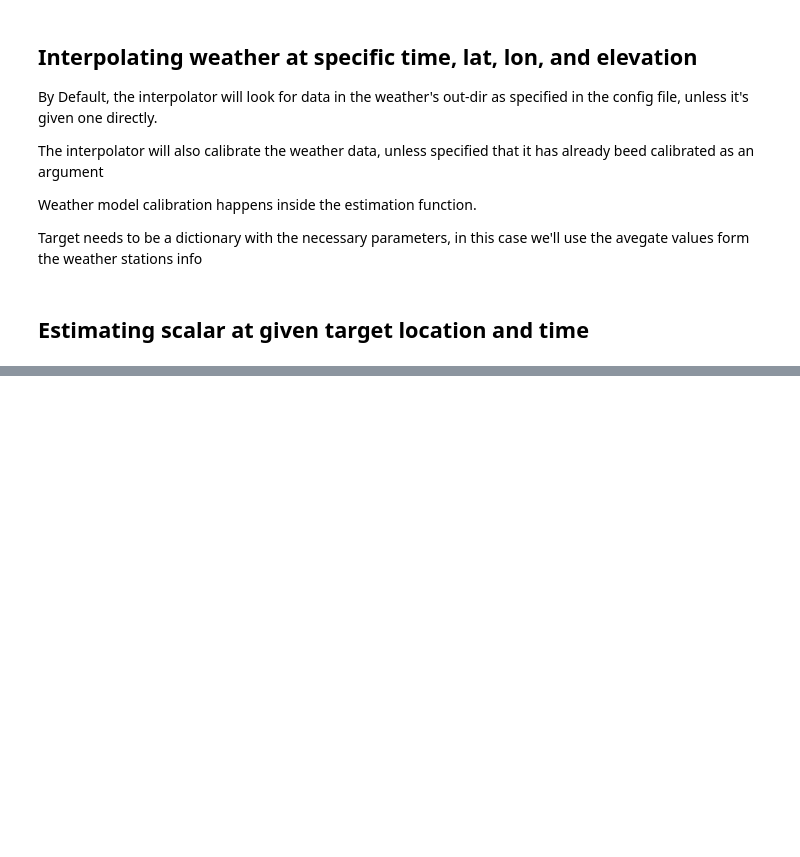
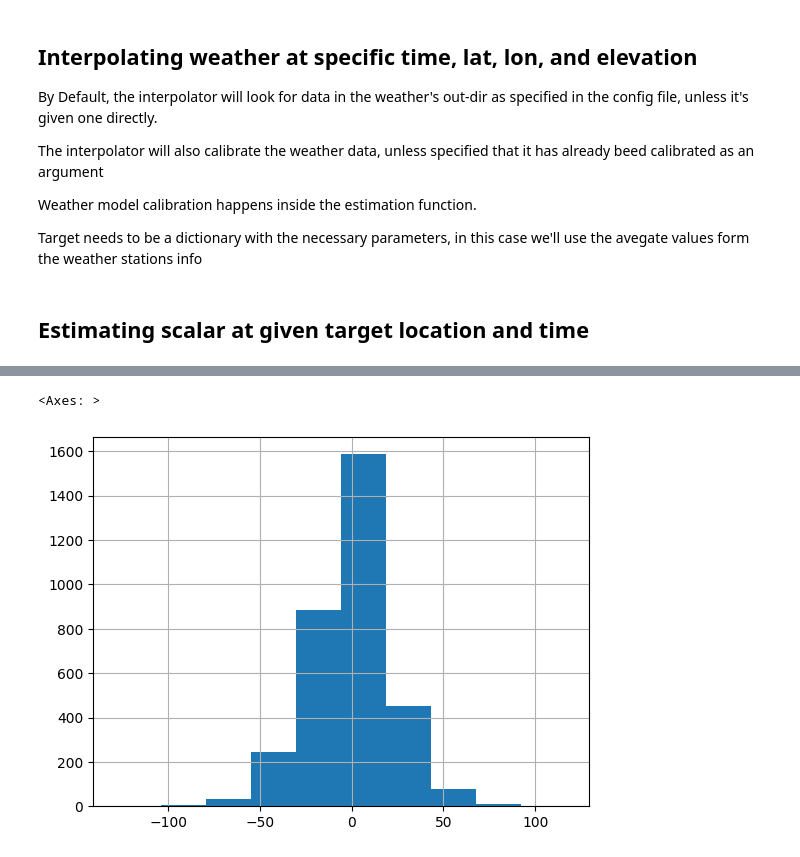
Before and after one commit to Flight-Path-Analysis/FlightPathAnalysis, a Jupyter notebook: tutorials/Usage Of Weather Interpolator Module.ipynb, the cells around one changed output, grey strips where cells are left out. Saved outputs shown, nothing was run; the diff lists cells and outputs as text; code cells hidden in the pictures; blank space fills up the shorter version.

```diff
--- a/tutorials/Usage Of Weather Interpolator Module.ipynb
+++ b/tutorials/Usage Of Weather Interpolator Module.ipynb
@@ -114,0 +115,3 @@ target = {'lon': all_stations_data['lon'].mean(),
+# %%
+
+sv = compressor.decode_to_dataframe_from_file('../data/flight/KLAX_KSFO/state_vectors/71be29_1674543810_1674547109_KLAX_KSFO.csv')
@@ -114,0 +120,5 @@ target = {'lon': all_stations_data['lon'].mean(),
+# %%
+interpolator.estimate_flight_wind(sv)['wind_velocity_heading'].hist()
+# %% [output]
+<Axes: >
+[figure, added]
```
Also changed, not shown: parts of 11 cells of this notebook, 10 other files.
